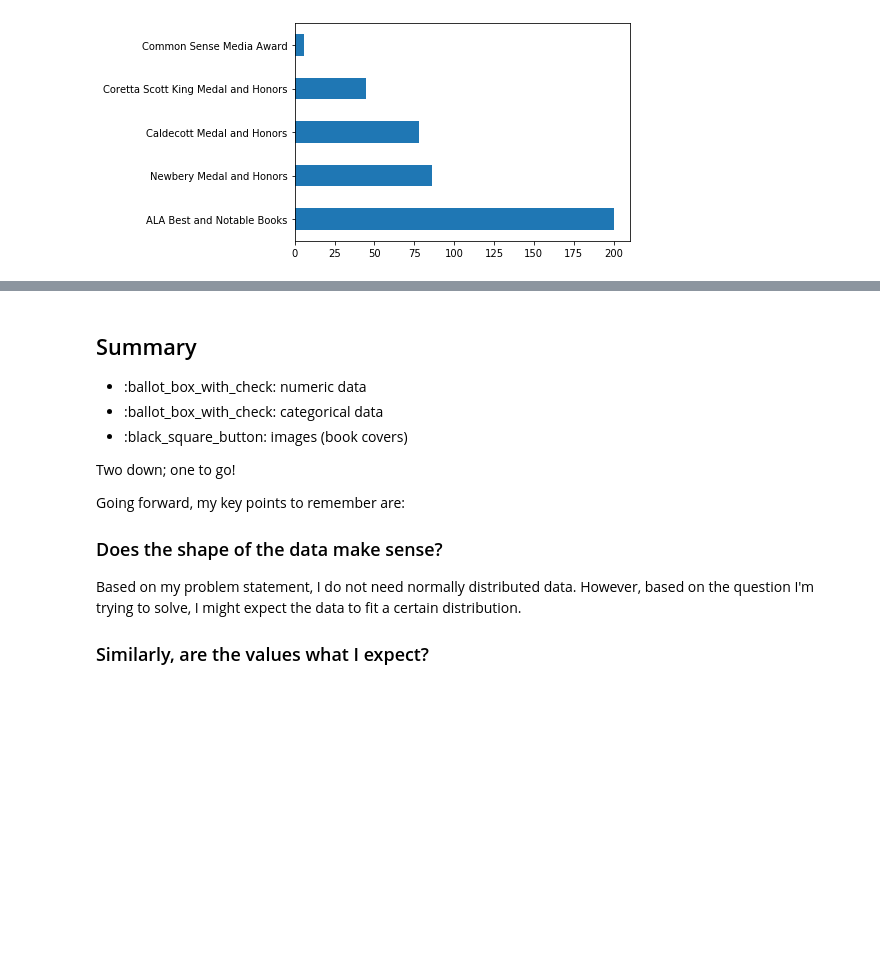
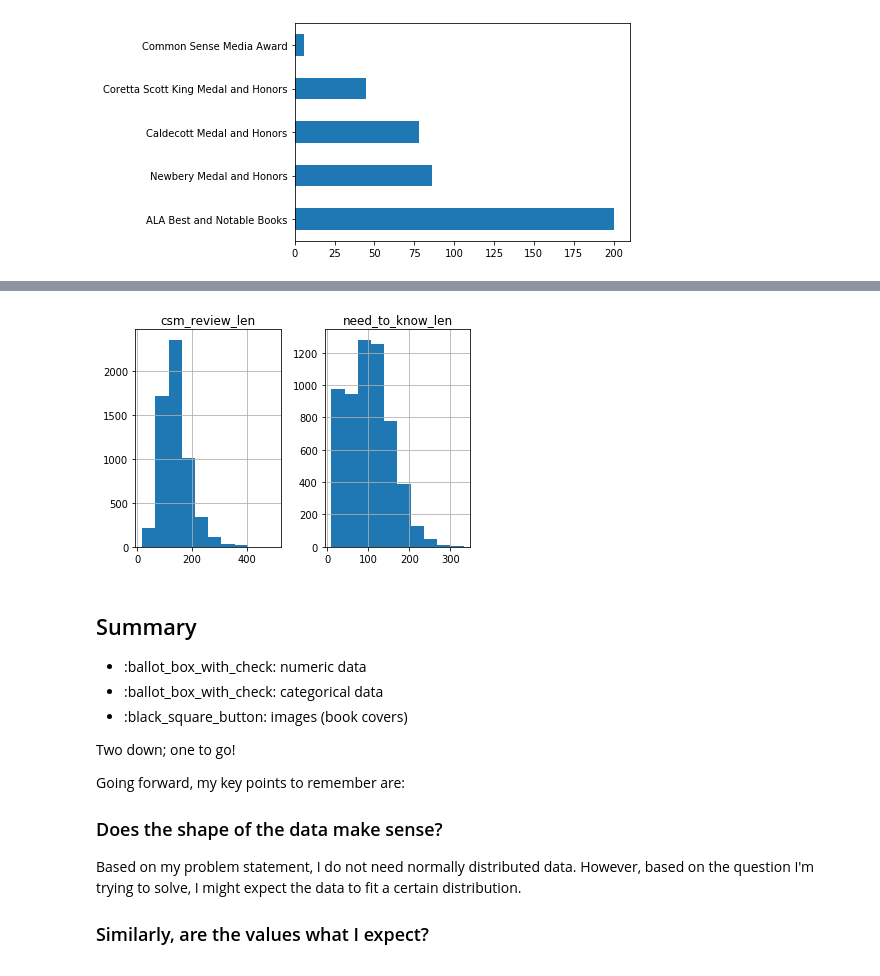
Before and after one commit to educatorsRlearners/an-a-z-of-machine-learning, a Jupyter notebook: _notebooks/2020-06-22-e-is-for-eda.ipynb, the cells around one changed output, grey strips where cells are left out. Saved outputs shown, nothing was run; the diff lists cells and outputs as text; code cells hidden in the pictures; blank space fills up the shorter version.

```diff
--- a/_notebooks/2020-06-22-e-is-for-eda.ipynb
+++ b/_notebooks/2020-06-22-e-is-for-eda.ipynb
@@ -378,0 +400,2 @@ df_text['award'].value_counts().plot.barh();
+# %%
+variables = ['description', 'plot', 'csm_review', 'need_to_know']
@@ -378,0 +404,4 @@ df_text['award'].value_counts().plot.barh();
+# %%
+def text_length(df, feature):
+    df.loc[:, feature+'_len'] = df.loc[:, feature].apply(lambda x: len(str(x).split()))
+    return df
@@ -378,0 +410,3 @@ df_text['award'].value_counts().plot.barh();
+# %%
+for v in variables:
+    df_text = text_length(df_text, v)
@@ -379,3 +432,7 @@ df_text['award'].value_counts().plot.barh();
+# %%
+df_text.iloc[:,-2:].hist();
+# %% [output]
+[figure, added]
 # %% [markdown]
 ## Summary
 
```
Also changed, not shown: parts of 11 cells of this notebook.
